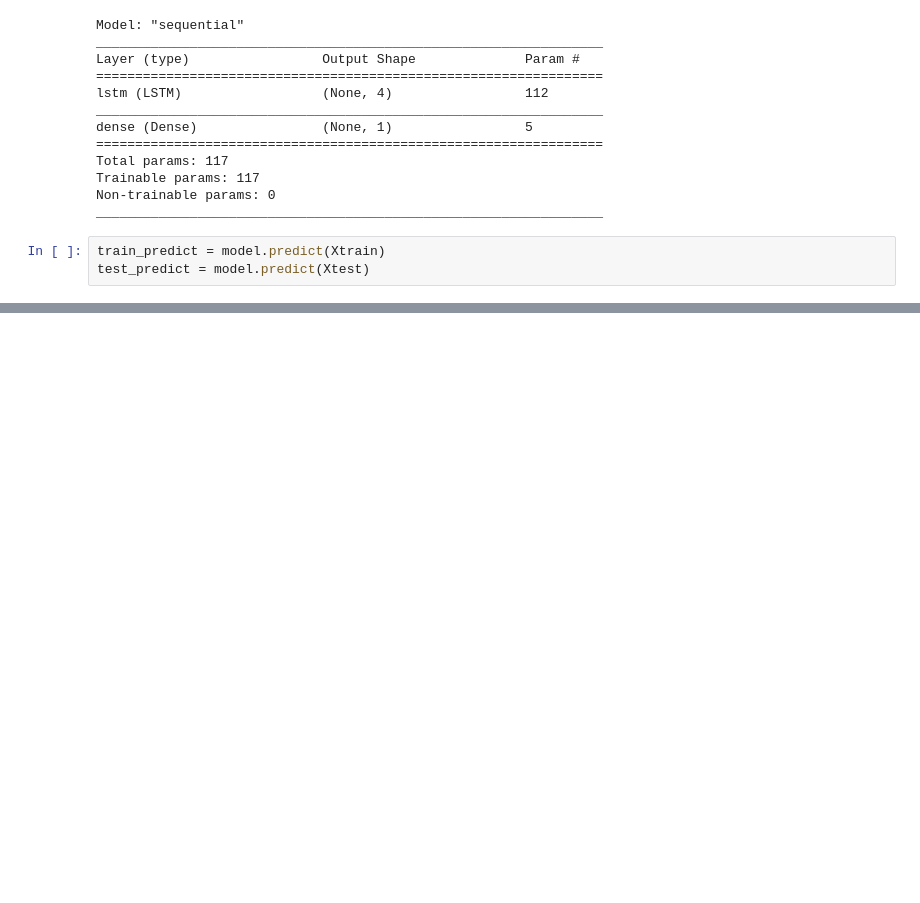
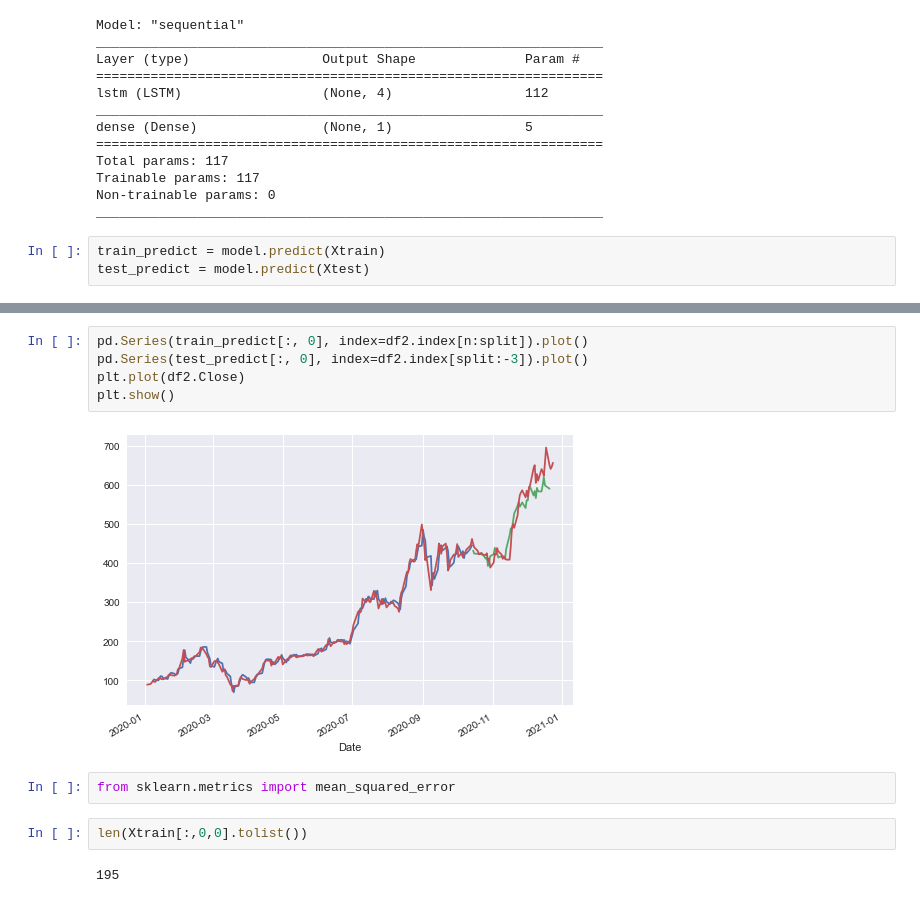
Before and after one commit to preacher6/TensorFlow-Tutorial, a Jupyter notebook: tensor_keras/stockprice_prediction.ipynb, the cells around one changed output, grey strips where cells are left out. Saved outputs shown, nothing was run; the diff lists cells and outputs as text; blank space fills up the shorter version.

```diff
--- a/tensor_keras/stockprice_prediction.ipynb
+++ b/tensor_keras/stockprice_prediction.ipynb
@@ -269,0 +282,13 @@ test_predict = np.c_(test_predict, np.zeros(test_predict.shape)
+# %%
+pd.Series(train_predict[:, 0], index=df2.index[n:split]).plot()
+pd.Series(test_predict[:, 0], index=df2.index[split:-3]).plot()
+plt.plot(df2.Close)
+plt.show()
+# %% [output]
+[figure, added]
+# %%
+from sklearn.metrics import mean_squared_error
+# %%
+len(Xtrain[:,0,0].tolist())
+# %% [output]
+195
```
Also changed, not shown: parts of 9 cells of this notebook, 2 other files.
